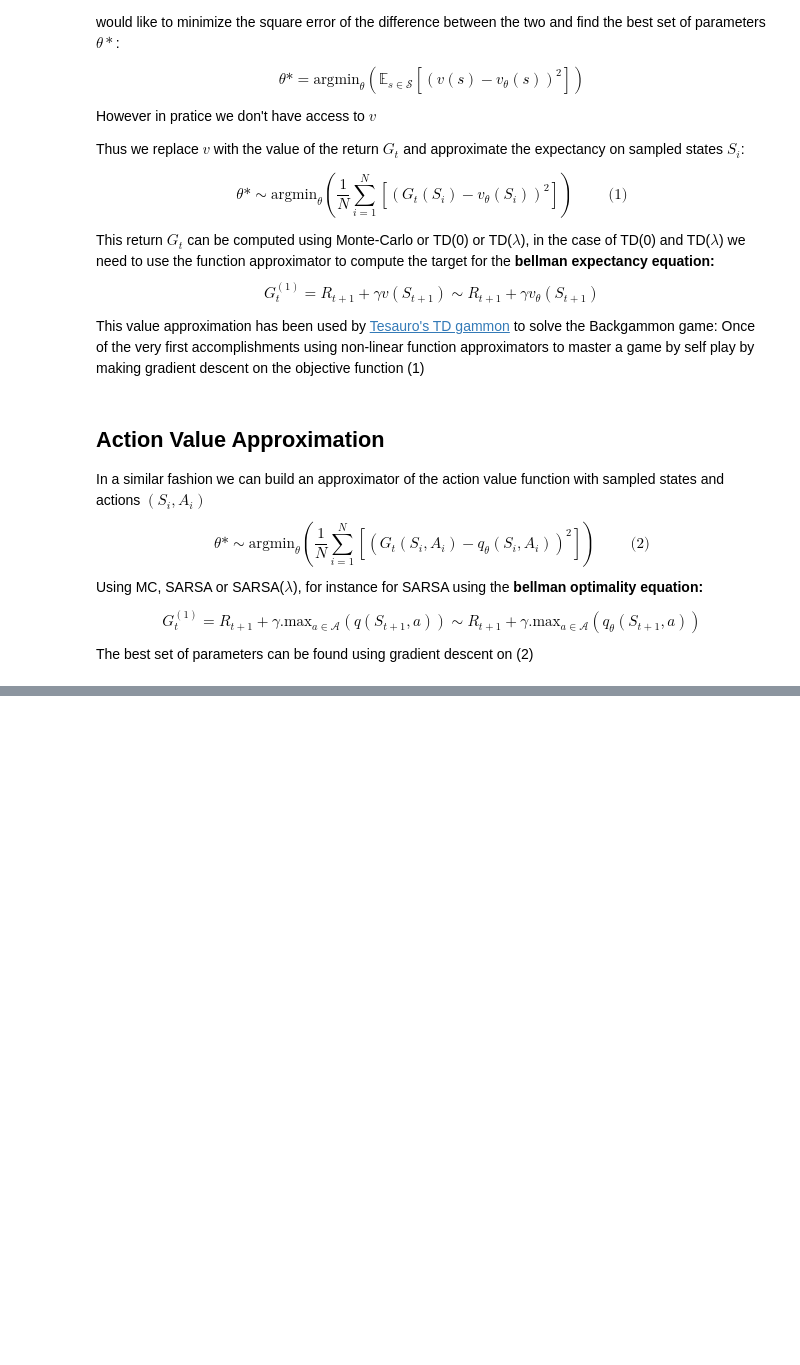
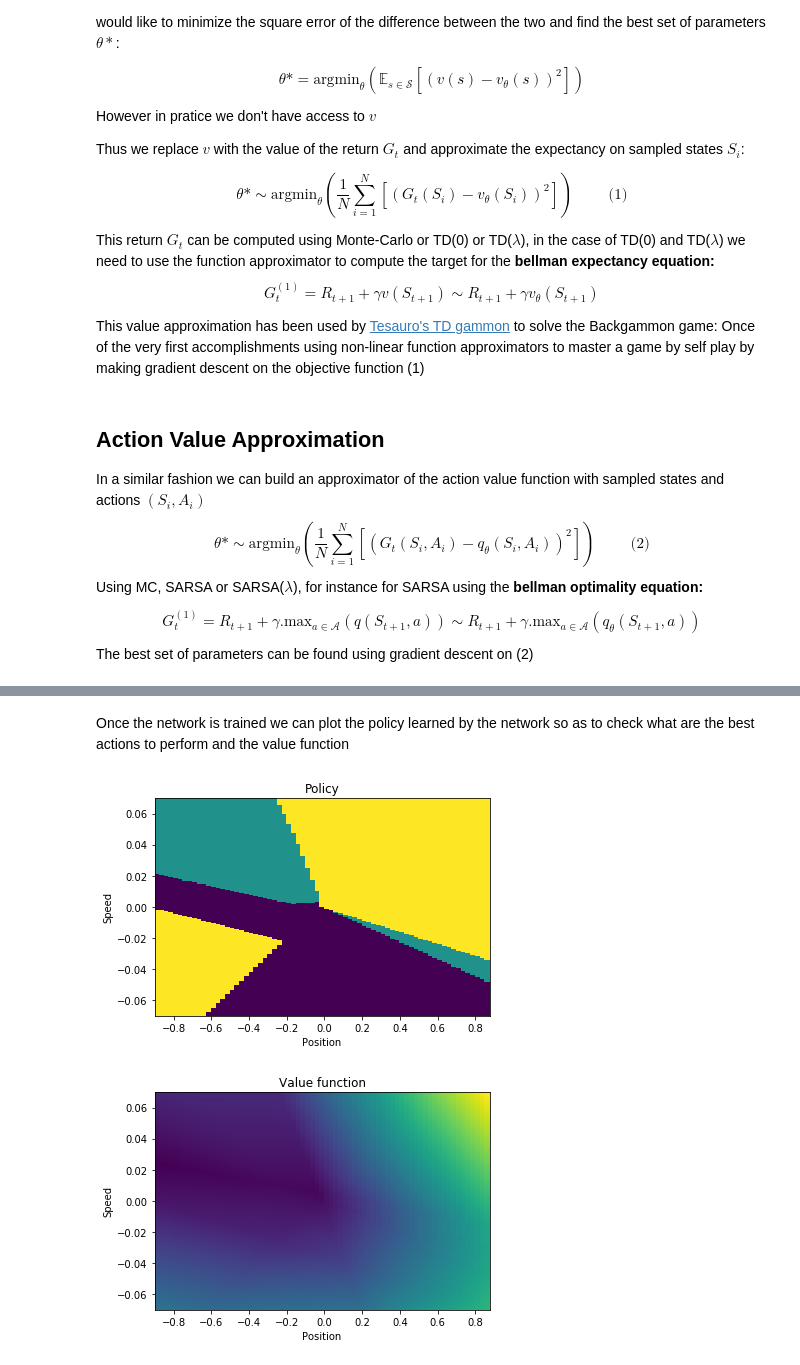
Before and after one commit to williampiat3/Reinforcement, a Jupyter notebook: Lessons/6.FunctionApproximators/function_approximators.ipynb, the cells around one changed output, grey strips where cells are left out. Cells and saved outputs as stored; diff of their text form; code cells hidden in the pictures; blank space fills up the shorter version.

```diff
--- a/Lessons/6.FunctionApproximators/function_approximators.ipynb
+++ b/Lessons/6.FunctionApproximators/function_approximators.ipynb
@@ -57,0 +298,50 @@ Some tips/tricks have to be implemented in order to properly control the converg
+# %% [markdown]
+Once the network is trained we can plot the policy learned by the network so as to check what are the best actions to perform and the value function
+# %%
+def display_agent(agent_path):
+    #initializing environement
+    env = gym.make('MountainCar-v0').unwrapped
+
+    #parameters agent
+    state_dim = env.observation_space.shape[0]
+    action_dim = env.action_space.n
+    epsilon = 0.9
+    epsilon_decay=0.96
+    gamma=0.999
+    learning_rate=0.01
+
+    #init agent
+    agent = AgentLinearSarsa(state_dim,action_dim,epsilon,epsilon_decay,gamma,learning_rate)
+
+    # restauring parameters from the converged network
+    state_dict = torch.load(agent_path)
+    agent.load_state_dict(state_dict)
+
+    delta = 0.025
+
+    x =  np.arange(-.9, .9, delta)
+    y = np.arange(-0.07,0.07,delta/100)
+
+    X, Y = np.meshgrid(x, y)
+    X_shape = X.shape
+    input_net = np.stack([X.reshape(-1),Y.reshape(-1)],axis=1)
+    output = agent(torch.tensor(input_net).float())
+    Z= (torch.argmax(output,dim=1)-1).numpy()
+    Z=Z.reshape(X_shape)
+    plt.pcolormesh(X,Y,Z)
+    plt.xlabel("Position")
+    plt.ylabel("Speed")
+    plt.title("Policy")
+    plt.figure()
+    Z2= (torch.max(output,dim=1)[0].detach()).numpy()
+    Z2=Z2.reshape(X_shape)
+    plt.pcolormesh(X,Y,Z2)
+    plt.xlabel("Position")
+    plt.ylabel("Speed")
+    plt.title("Value function")
+    plt.show()
+# %%
+display_agent("agent_action_value.pt")
+# %% [output]
+[figure, added]
+[figure, added]
```
Also changed, not shown: parts of 5 cells of this notebook, 4 other files.
